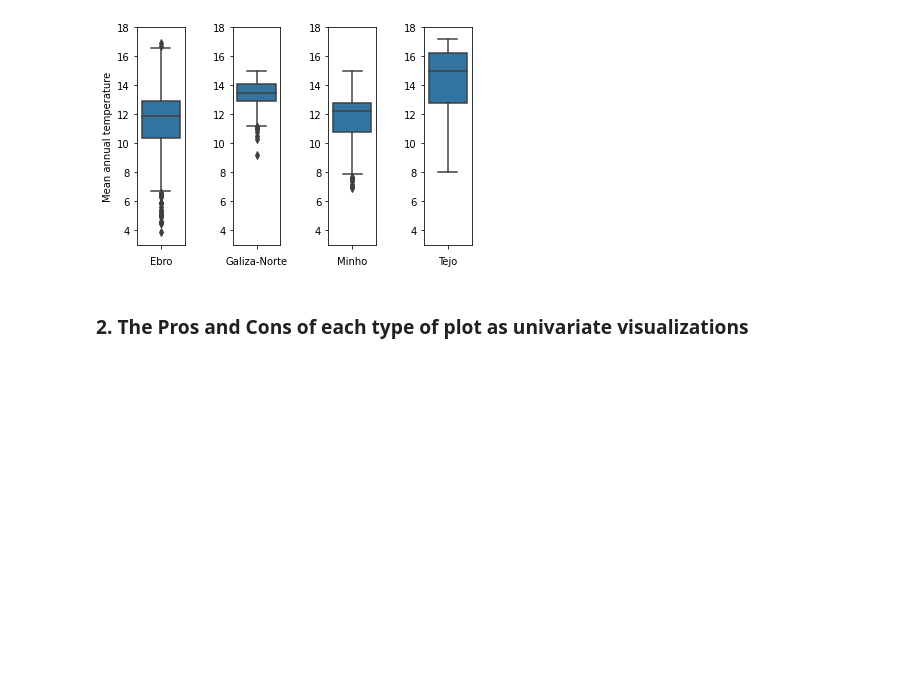
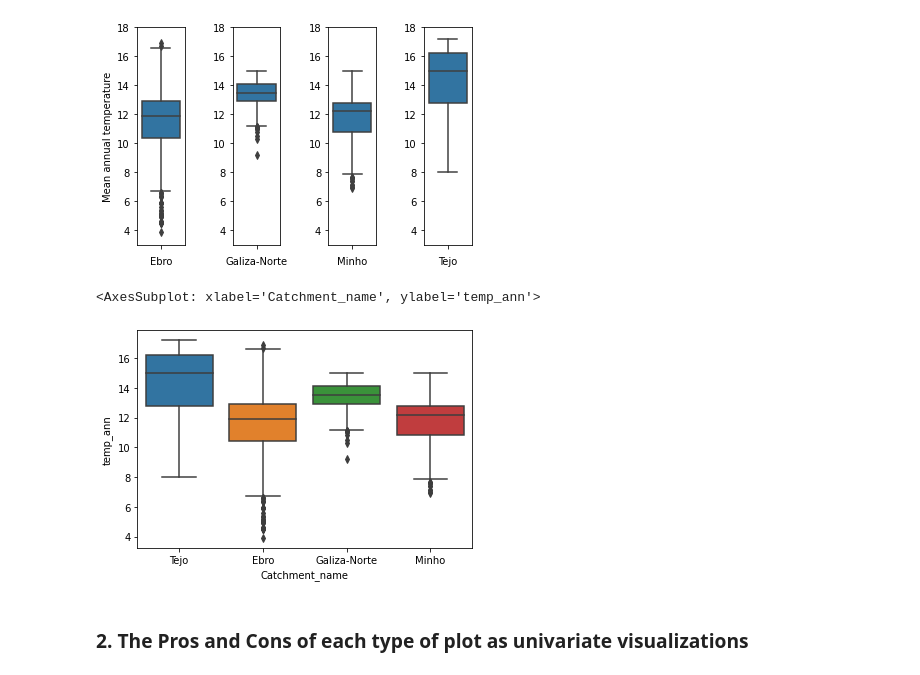
Before and after one commit to jfilipa1/greends-avcd, a Jupyter notebook: people/Johanna/Ex3_JR.ipynb, the cells around one changed output. Cells and saved outputs as stored; diff of their text form; code cells hidden in the pictures; blank space fills up the shorter version.

```diff
--- a/people/Johanna/Ex3_JR.ipynb
+++ b/people/Johanna/Ex3_JR.ipynb
@@ -92,6 +92,12 @@ plt.subplots_adjust(wspace=1)
 plt.show()
 # %% [output]
 [figure]
+# %%
+# or put all together in one single graph
+sns.boxplot(data=df[df['Catchment_name'].isin(top4)], y='temp_ann', x='Catchment_name')
+# %% [output]
+<AxesSubplot: xlabel='Catchment_name', ylabel='temp_ann'>
+[figure, added]
 # %% [markdown]
 ### 2. The Pros and Cons of each type of plot as univariate visualizations
 # %% [markdown]
```
